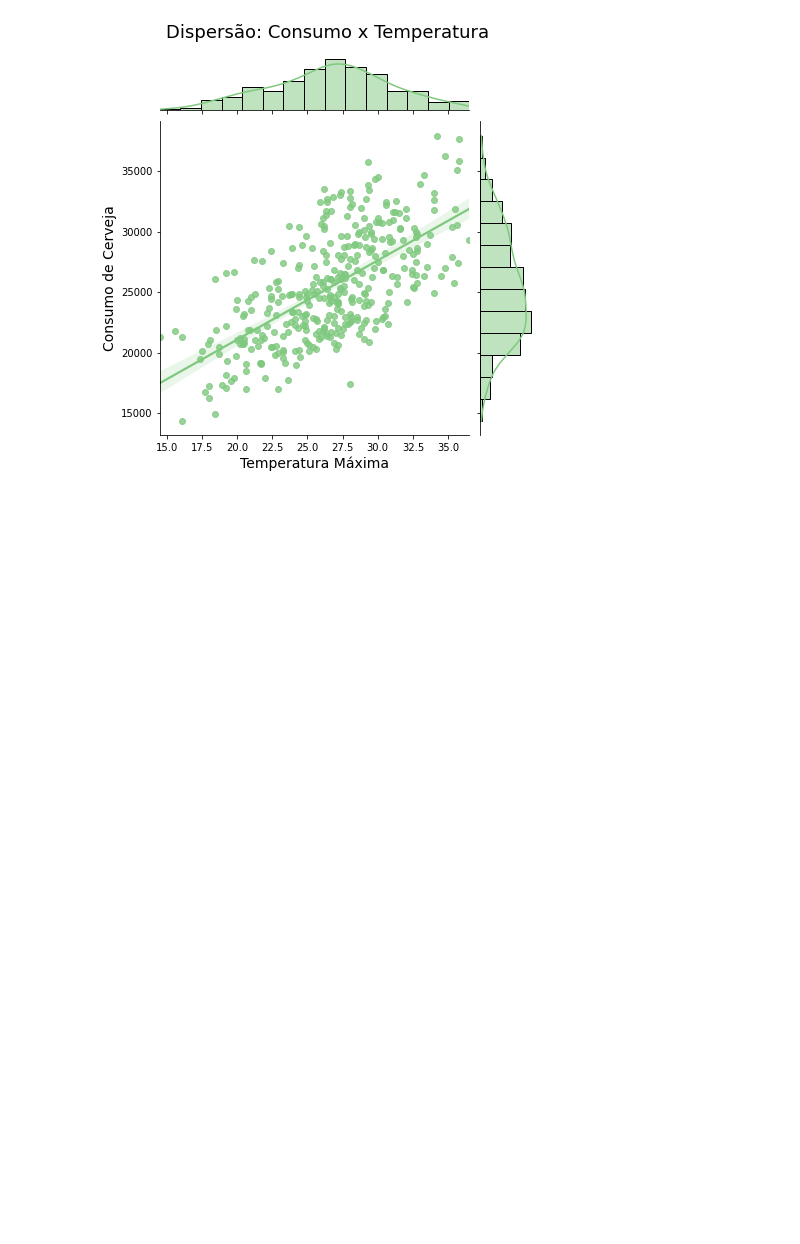
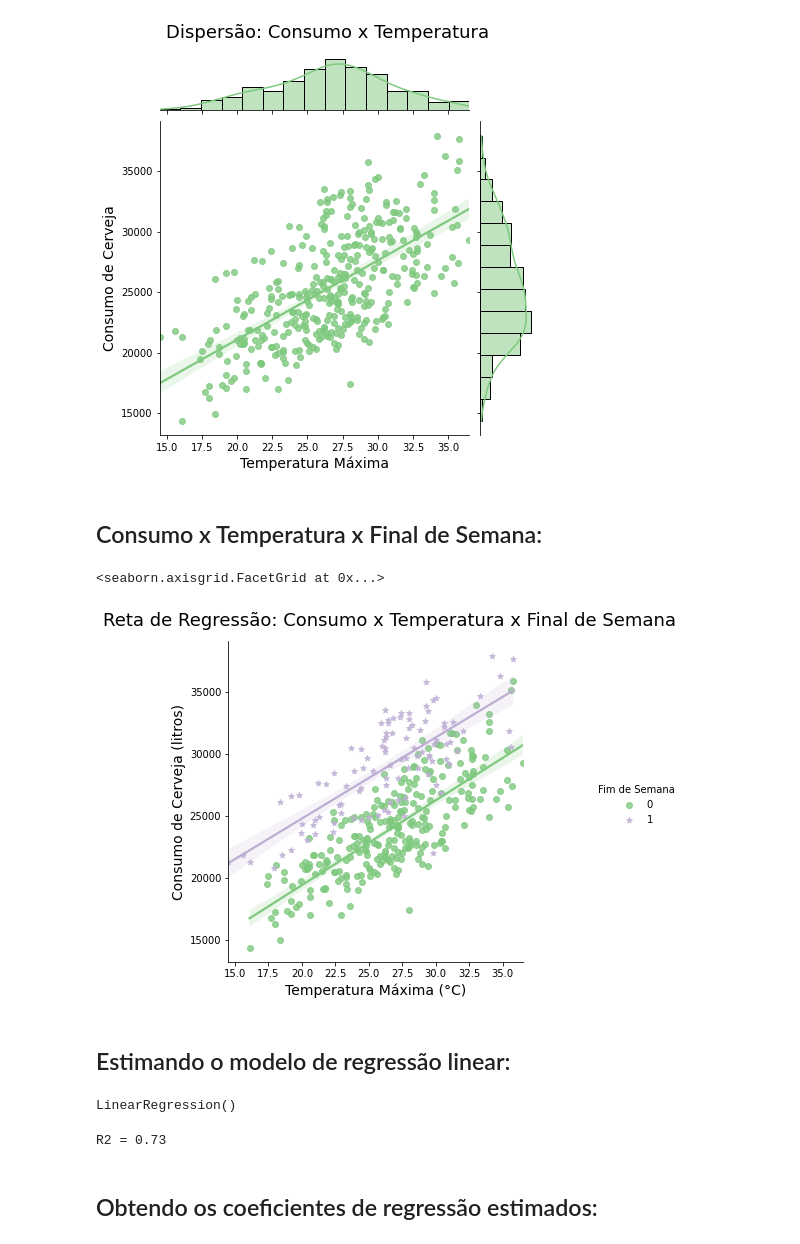
Before and after one commit to silsantos/Data-Science_Projects, a Jupyter notebook: Estatistica/Pratica4_Regressao_Multipla.ipynb, the cells around one changed output. Saved outputs shown, nothing was run; the diff lists cells and outputs as text; code cells hidden in the pictures; blank space fills up the shorter version.

Commit message:
Coeficientes de regressão e previsões pontuais

```diff
--- a/Estatistica/Pratica4_Regressao_Multipla.ipynb
+++ b/Estatistica/Pratica4_Regressao_Multipla.ipynb
@@ -168,3 +171,17 @@ ax
 # %% [output]
 <seaborn.axisgrid.JointGrid at 0x...>
 [figure]
+# %% [markdown]
+## Consumo x Temperatura x Final de Semana:
+# %%
+ax = sns.lmplot(x = 'temp_max', y = 'consumo', data = dados, hue = 'fds', markers = ['o', '*'], legend = False )
+ax.fig.suptitle('Reta de Regressão: Consumo x Temperatura x Final de Semana', fontsize = 18, y=1.05)
+ax.set_xlabels('Temperatura Máxima (°C)', fontsize = 14)
+ax.set_ylabels('Consumo de Cerveja (litros)', fontsize = 14)
+ax.add_legend(title = 'Fim de Semana')
+ax
+# %% [output]
+<seaborn.axisgrid.FacetGrid at 0x...>
+[figure, added]
+# %% [markdown]
+## Estimando o modelo de regressão linear:
@@ -170,0 +203,15 @@ ax
+# %%
+# Treinando o modelo:
+
+modelo.fit(X_train, y_train)
+# %% [output]
+LinearRegression()
+# %%
+# Calculando o R2 que obtive com meus dados de teste:
+
+R2 = modelo.score(X_train, y_train).round(2)
+print(f'R2 = {R2}')
+# %% [output]
+R2 = 0.73
+# %% [markdown]
+## Obtendo os coeficientes de regressão estimados:
```
Also changed, not shown: parts of 17 cells of this notebook.
